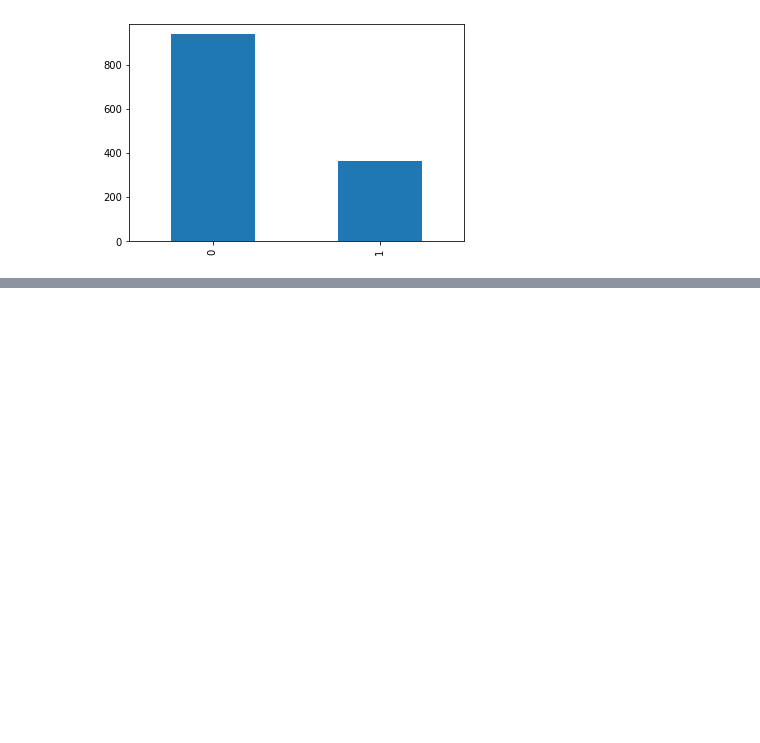
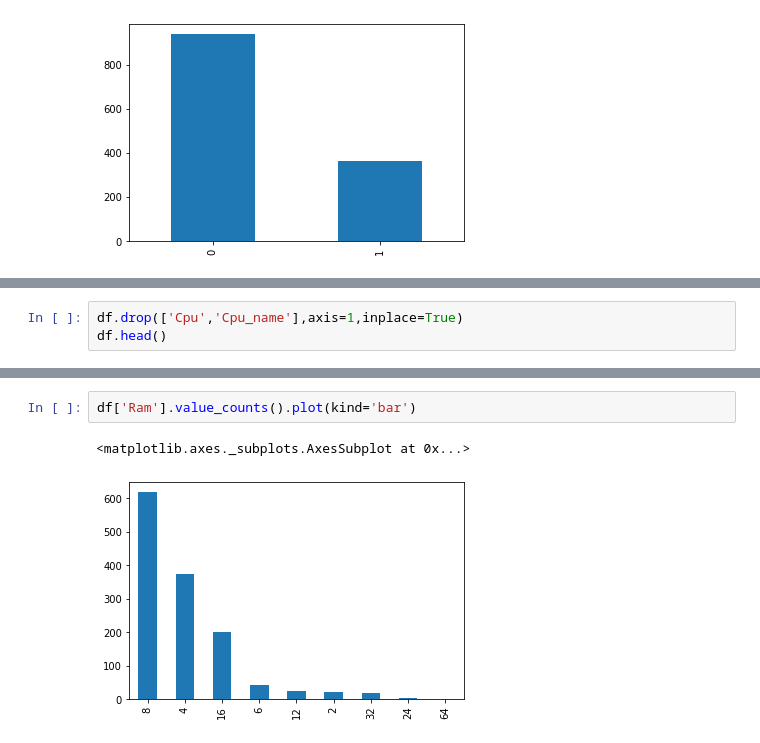
Before and after one commit to akriti0998/Laptop_Price_Predicton_ML, a Jupyter notebook: Laptop_Price_Predictor.ipynb, the cells around one changed output, grey strips where cells are left out. Saved outputs shown, nothing was run; the diff lists cells and outputs as text; blank space fills up the shorter version.

```diff
--- a/Laptop_Price_Predictor.ipynb
+++ b/Laptop_Price_Predictor.ipynb
@@ -217,0 +329,3 @@ df['IPS'].value_counts().plot(kind='bar')
+# %%
+df.drop(['Cpu','Cpu_name'],axis=1,inplace=True)
+df.head()
@@ -217,0 +339,5 @@ df['IPS'].value_counts().plot(kind='bar')
+# %%
+df['Ram'].value_counts().plot(kind='bar')
+# %% [output]
+<matplotlib.axes._subplots.AxesSubplot at 0x...>
+[figure, added]
```
Also changed, not shown: parts of 24 cells of this notebook.
